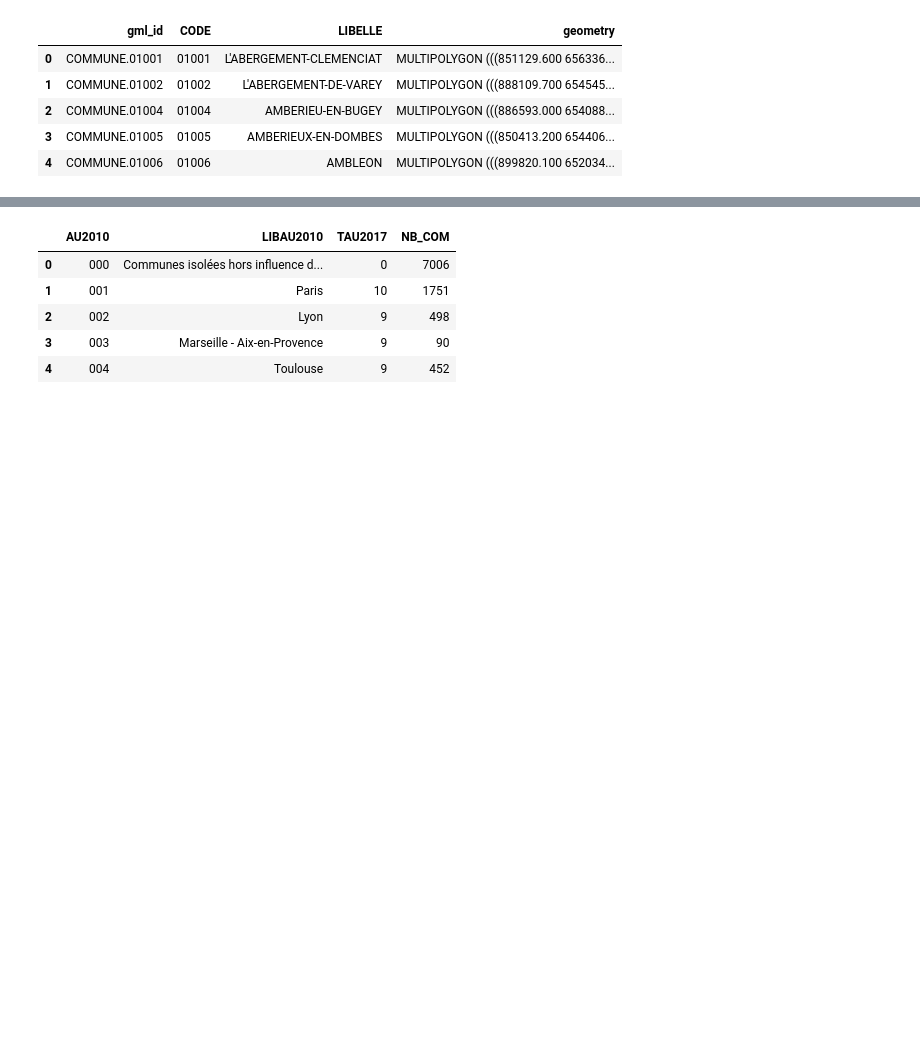
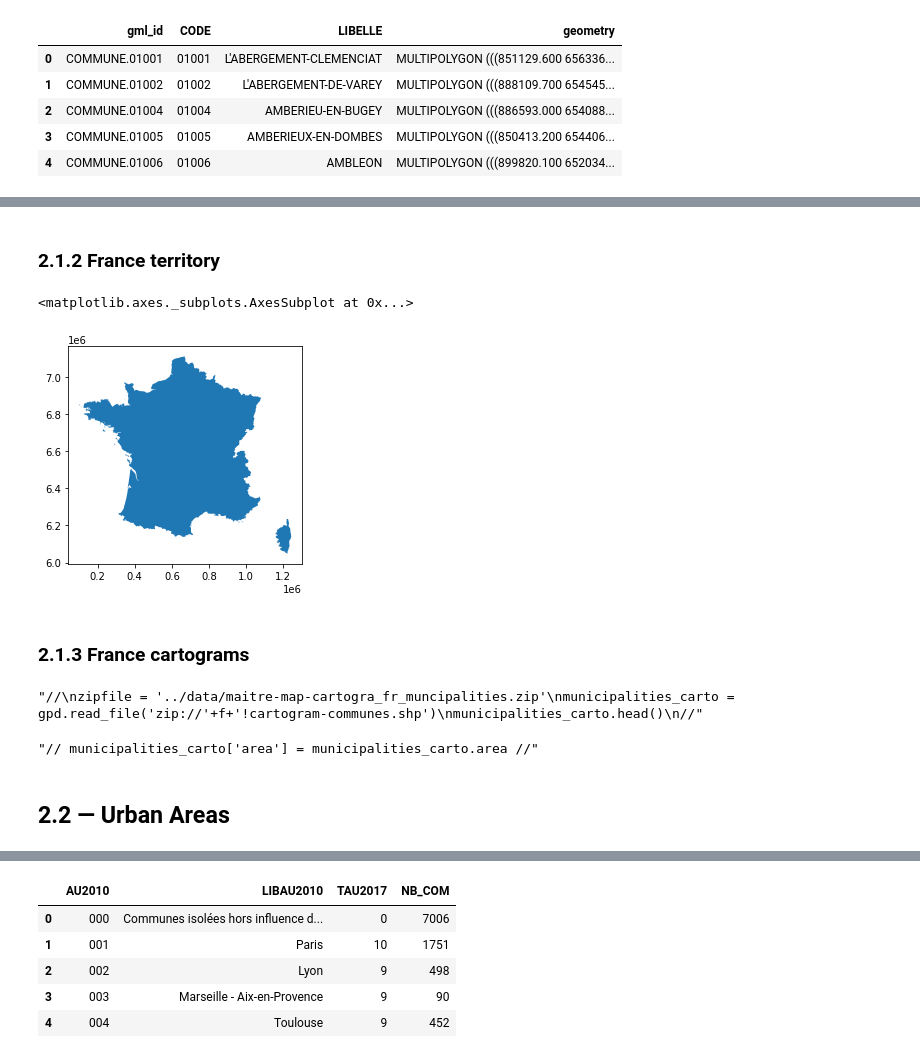
Before and after one commit to sjinko/measure, a Jupyter notebook: notebooks/koseki-nb-measuring_urbanity-200515.ipynb, the cells around one changed output, grey strips where cells are left out. Drawn from its saved outputs; the diff is of its cells as text; code cells hidden in the pictures; blank space fills up the shorter version.

```diff
--- a/notebooks/koseki-nb-measuring_urbanity-200515.ipynb
+++ b/notebooks/koseki-nb-measuring_urbanity-200515.ipynb
@@ -42 +50,33 @@ communes.plot()
+# %% [markdown]
+### 2.1.2 France territory
+# %%
+""" Metropolitan France geographical boundaries
+    Dataset name: France
+    Data provider: ArcGis Hub
+    Location (permalink): https://opendata.arcgis.com/datasets/622c243da54e48fea23f8eb92e875c77_77.geojson
+"""
+url = 'https://opendata.arcgis.com/datasets/622c243da54e48fea23f8eb92e875c77_77.geojson'
+france = gpd.read_file(url)
+france = france.to_crs('epsg:2154')
+# %%
+france.plot()
+# %% [output]
+<matplotlib.axes._subplots.AxesSubplot at 0x...>
+[figure, added]
+# %% [markdown]
+### 2.1.3 France cartograms
+# %%
+"""//
+zipfile = '../data/maitre-map-cartogra_fr_muncipalities.zip'
+municipalities_carto = gpd.read_file('zip://'+f+'!cartogram-communes.shp')
+municipalities_carto.head()
+//"""
+# %% [output]
+"//\nzipfile = '../data/maitre-map-cartogra_fr_muncipalities.zip'\nmunicipalities_carto = gpd.read_file('zip://'+f+'!cartogram-communes.shp')\nmunicipalities_carto.head()\n//"
+# %%
+"""// municipalities_carto['area'] = municipalities_carto.area //"""
+# %% [output]
+"// municipalities_carto['area'] = municipalities_carto.area //"
+# %% [markdown]
+## 2.2 — Urban Areas
 # %% [markdown]
```
Also changed, not shown: parts of 40 cells of this notebook, 2 other files.
